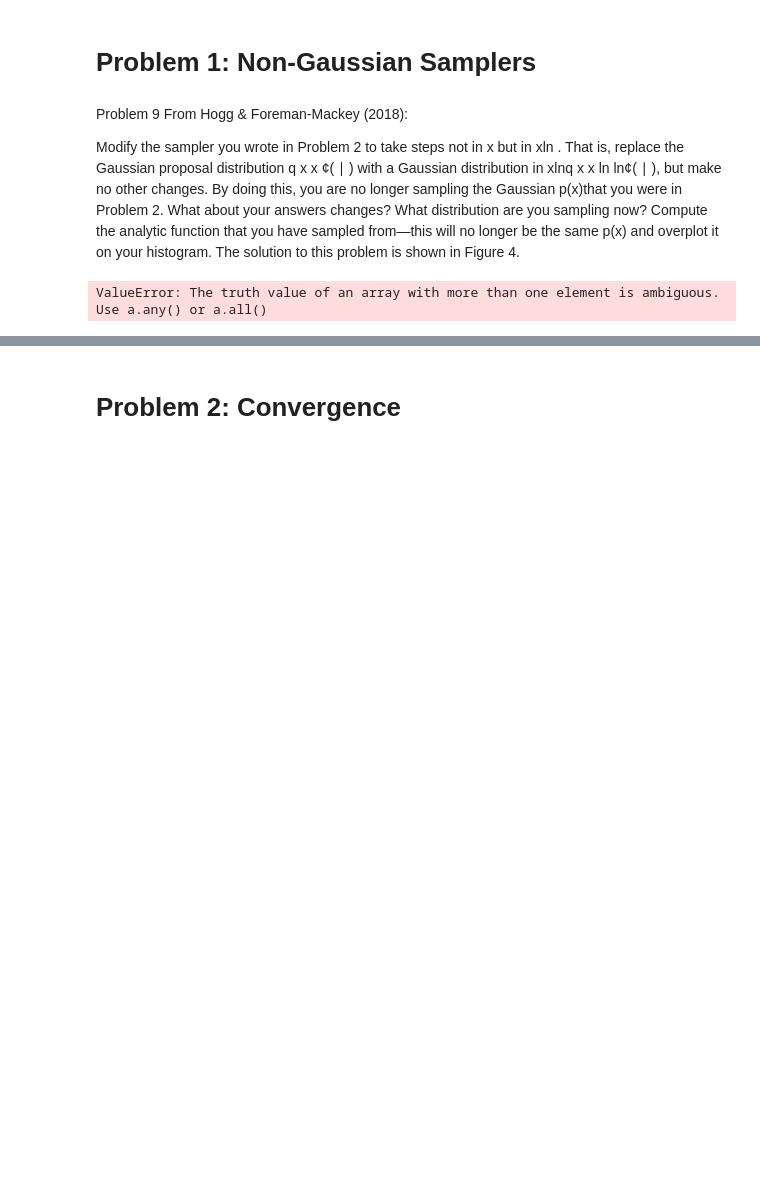
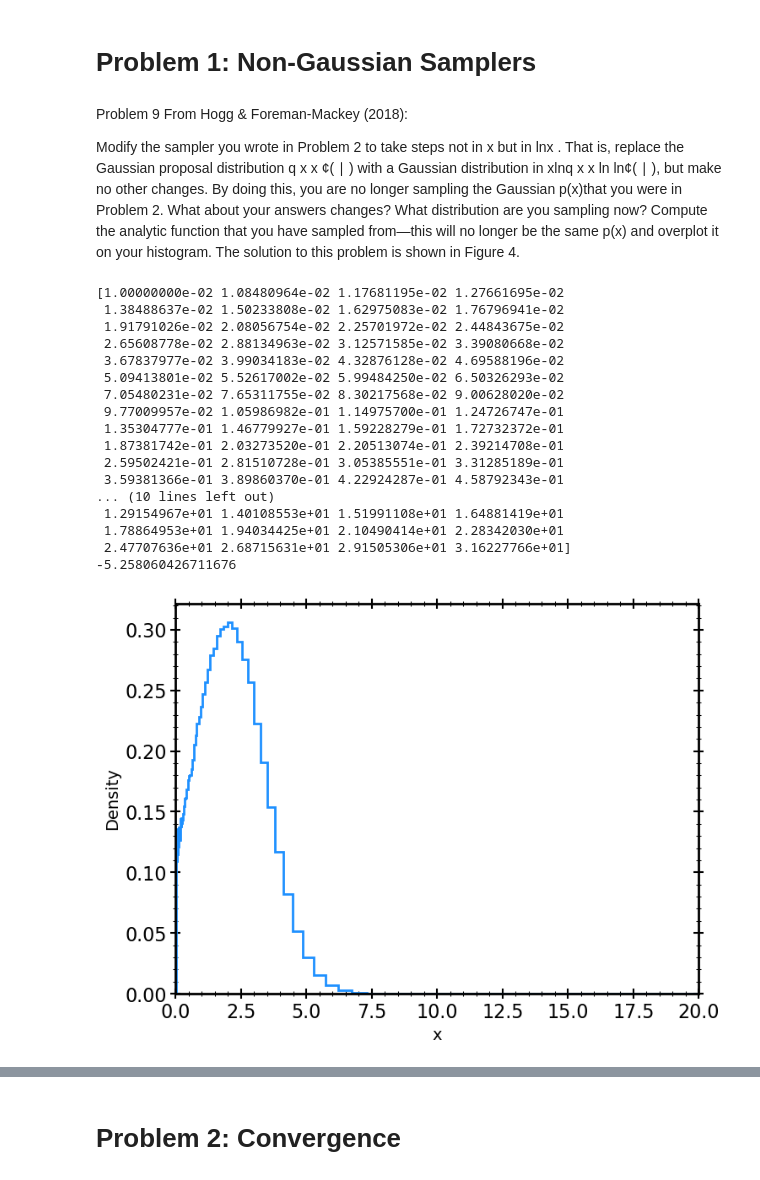
Before and after one commit to carlosajurado/AST384C-Computational-Astrophysics, a Jupyter notebook: HW4.ipynb, the cells around one changed output, grey strips where cells are left out. Cells and saved outputs as stored; diff of their text form; code cells hidden in the pictures; blank space fills up the shorter version.

Commit message:
Changes to Problem 1

```diff
--- a/HW4.ipynb
+++ b/HW4.ipynb
@@ -14,43 +14,58 @@ plt.style.use('/Users/caj3577/Desktop/plotting.mplstyle')
 # %% [markdown]
 Problem 9 From Hogg & Foreman-Mackey (2018):
 
-Modify the sampler you wrote in Problem 2 to take steps not in x but in xln . That is, replace the Gaussian proposal distribution q x x ¢( ∣ ) with a Gaussian distribution in xlnq x x ln ln¢( ∣ ), but make no other changes. By doing this, you are no longer sampling the Gaussian p(x)that you were in Problem 2. What about your answers changes? What distribution are you sampling now? Compute the analytic function that you have sampled from—this will no longer be the same p(x) and overplot it on your histogram. The solution to this problem is shown in Figure 4.
+Modify the sampler you wrote in Problem 2 to take steps not in x but in lnx . That is, replace the Gaussian proposal distribution q x x ¢( ∣ ) with a Gaussian distribution in xlnq x x ln ln¢( ∣ ), but make no other changes. By doing this, you are no longer sampling the Gaussian p(x)that you were in Problem 2. What about your answers changes? What distribution are you sampling now? Compute the analytic function that you have sampled from—this will no longer be the same p(x) and overplot it on your histogram. The solution to this problem is shown in Figure 4.
 # %%
-def target(y, mean=2, sigma=np.sqrt(2) ):
-    return np.log(1/np.sqrt(2*np.pi*sigma**2)) -0.5* (y-mean)**2/(sigma**2)
-    #return (1/np.sqrt(2*np.pi*sigma**2)) * np.exp(-0.5* (x-mean)**2/(sigma**2))
+def target_log(x, mean=2, sigma=np.sqrt(2) ):
+    return np.log(1/np.sqrt(2*np.pi*sigma**2)) - 0.5*(x-mean)**2/(sigma**2)
 
-def proposal(y):
-    return random.normal(y,1)
+def proposal(x):
+    return random.normal(x,1)
 
-def acceptance_ratio(y, y_new):
-    return target(y_new)/target(x)
+def acceptance_ratio(x, x_new):
+    return target_log(x_new)-target_log(x)
 
-def mcmc(y0, n_samples):
-    samples = np.zeros(n_samples)
-    samples[0] = y0
+def mcmc(x0, n_samples):
+    samples = np.zeros(n_samples) # Initializes a fixed numpy array
+    samples[0] = x0 # Assigns the starting value as the first value in the chain
     for i in range(1, n_samples):
-        y_new = proposal(samples[i-1])
-        uni = random.uniform(0, 1)
-        if acceptance_ratio(samples[i-1], y_new) > uni:
-            samples[i] = y_new
+        x_new = proposal(samples[i-1]) # proposes a new value based on the current location
+        uni = random.uniform(0, 1) # sample one point from a uniform distribution
+        if np.exp(acceptance_ratio(samples[i-1], x_new)) >= uni: # Metropolis-Hastings Implementation
+            samples[i] = x_new
         else:
             samples[i] = samples[i-1]
     return samples
 
 x0 = 0
-n_samples = 100000
+n_samples = 10**6
 samples = mcmc(x0, n_samples)
 
-
-# Plot the results
-plt.clf()
-plt.hist(samples, bins=50, density=True, alpha=0.5, label='MCMC samples')
 x = np.linspace(-2, 6, 100)
-plt.plot(x, target(x), label='Target distribution', color='black')
+bin_spacing = np.logspace(-2, 1.5, num=100)
+print(bin_spacing)
+plt.hist(samples, color='dodgerblue', bins=bin_spacing, histtype='step', density=True,
+         lw=2)
 plt.xlabel('x')
-plt.ylabel('p(x)')
-plt.legend()
-plt.show()
+plt.ylabel('Density')
+plt.xlim(0, 20)
+print(np.min(samples))
 # %% [output]
-ValueError: The truth value of an array with more than one element is ambiguous. Use a.any() or a.all()
+[1.00000000e-02 1.08480964e-02 1.17681195e-02 1.27661695e-02
+ 1.38488637e-02 1.50233808e-02 1.62975083e-02 1.76796941e-02
+ 1.91791026e-02 2.08056754e-02 2.25701972e-02 2.44843675e-02
+ 2.65608778e-02 2.88134963e-02 3.12571585e-02 3.39080668e-02
+ 3.67837977e-02 3.99034183e-02 4.32876128e-02 4.69588196e-02
+ 5.09413801e-02 5.52617002e-02 5.99484250e-02 6.50326293e-02
+ 7.05480231e-02 7.65311755e-02 8.30217568e-02 9.00628020e-02
+ 9.77009957e-02 1.05986982e-01 1.14975700e-01 1.24726747e-01
+ 1.35304777e-01 1.46779927e-01 1.59228279e-01 1.72732372e-01
+ 1.87381742e-01 2.03273520e-01 2.20513074e-01 2.39214708e-01
+ 2.59502421e-01 2.81510728e-01 3.05385551e-01 3.31285189e-01
+ 3.59381366e-01 3.89860370e-01 4.22924287e-01 4.58792343e-01
+... (10 lines left out)
+ 1.29154967e+01 1.40108553e+01 1.51991108e+01 1.64881419e+01
+ 1.78864953e+01 1.94034425e+01 2.10490414e+01 2.28342030e+01
+ 2.47707636e+01 2.68715631e+01 2.91505306e+01 3.16227766e+01]
+-5.258060426711676
+[figure, added]
```
Also changed, not shown: parts of 3 cells of this notebook.
